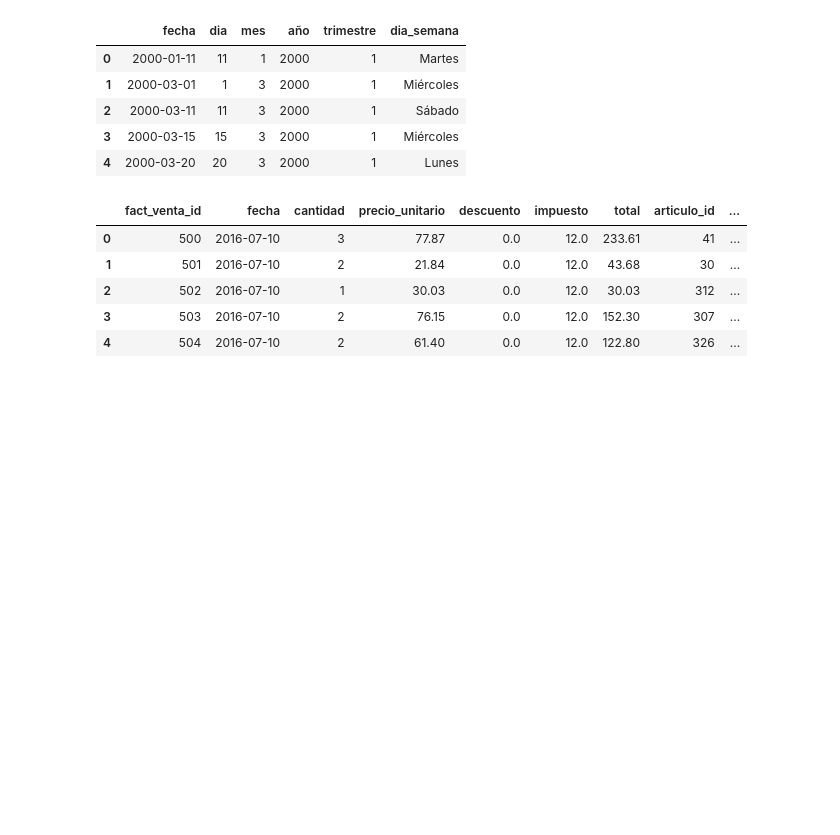
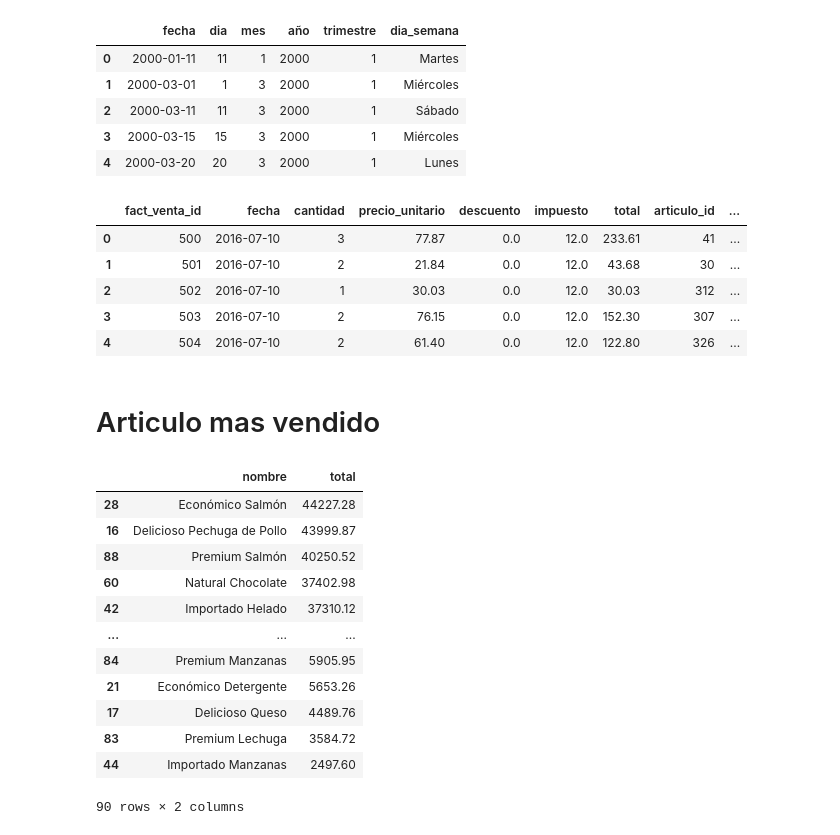
Before and after one commit to esnorki2008/Proyecto-Final-Ciencia-de-Datos-en-Python, a Jupyter notebook: DASHBOARD/DASHBOARD.ipynb, the cells around one changed output. Cells and saved outputs as stored; diff of their text form; code cells hidden in the pictures; blank space fills up the shorter version.

```diff
--- a/DASHBOARD/DASHBOARD.ipynb
+++ b/DASHBOARD/DASHBOARD.ipynb
@@ -102,3 +103,26 @@ fact_ventas.head()
 | 2 | 502 | 2016-07-10 | 1 | 30.03 | 0.0 | 12.0 | 30.03 | 312 | ... |
 | 3 | 503 | 2016-07-10 | 2 | 76.15 | 0.0 | 12.0 | 152.30 | 307 | ... |
 | 4 | 504 | 2016-07-10 | 2 | 61.40 | 0.0 | 12.0 | 122.80 | 326 | ... |
+# %% [markdown]
+# Articulo mas vendido
+# %%
+art_mas_vendido = pd.merge(fact_ventas,dim_articulo, on="articulo_id",how="inner")
+art_mas_vendido = art_mas_vendido.groupby('nombre')['total'].sum()
+
+art_mas_vendido = pd.DataFrame(list(art_mas_vendido.items()),columns=['nombre','total'])
+art_mas_vendido.sort_values(by='total', ascending=False, inplace=True)
+art_mas_vendido
+# %% [output]
+|  | nombre | total |
+| 28 | Económico Salmón | 44227.28 |
+| 16 | Delicioso Pechuga de Pollo | 43999.87 |
+| 88 | Premium Salmón | 40250.52 |
+| 60 | Natural Chocolate | 37402.98 |
+| 42 | Importado Helado | 37310.12 |
+| ... | ... | ... |
+| 84 | Premium Manzanas | 5905.95 |
+| 21 | Económico Detergente | 5653.26 |
+| 17 | Delicioso Queso | 4489.76 |
+| 83 | Premium Lechuga | 3584.72 |
+| 44 | Importado Manzanas | 2497.60 |
+90 rows × 2 columns
```
Also changed, not shown: parts of 2 cells of this notebook.
